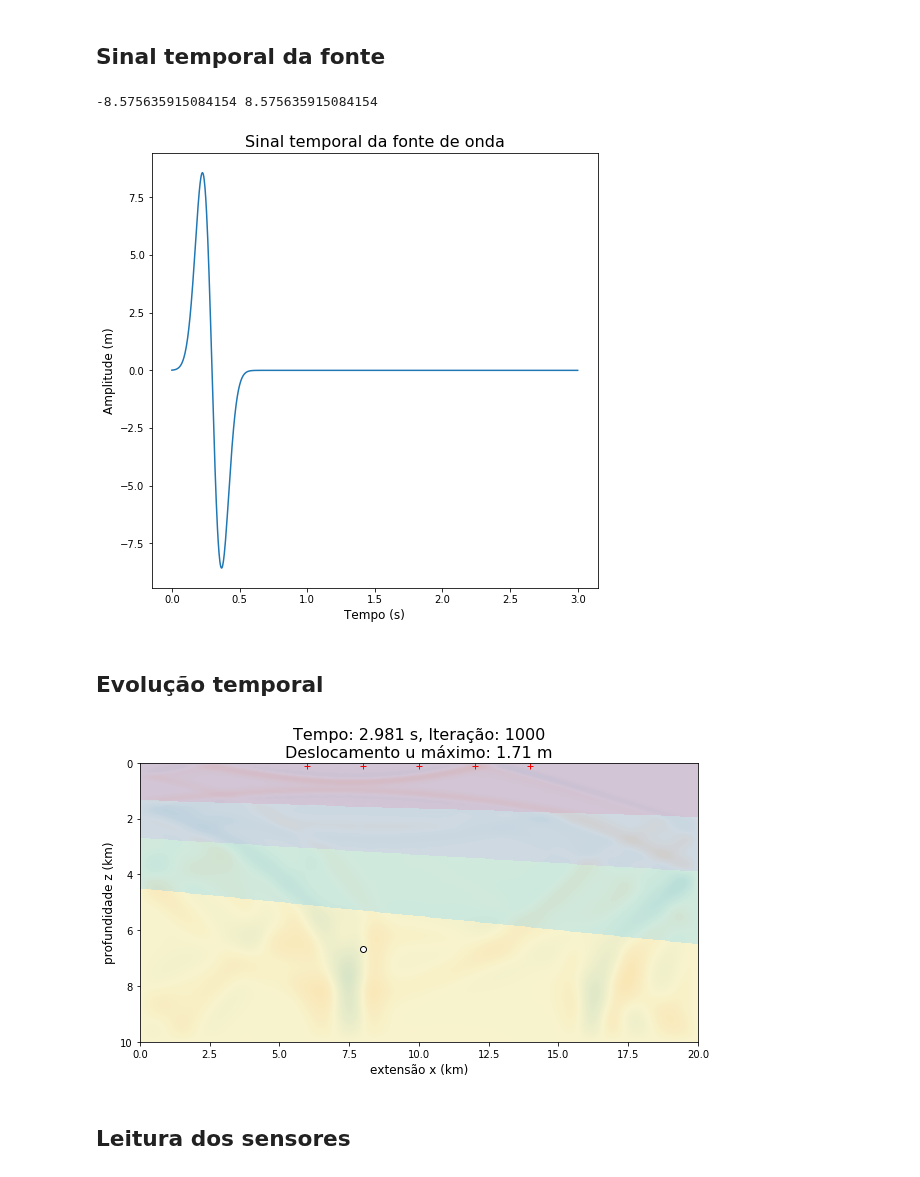
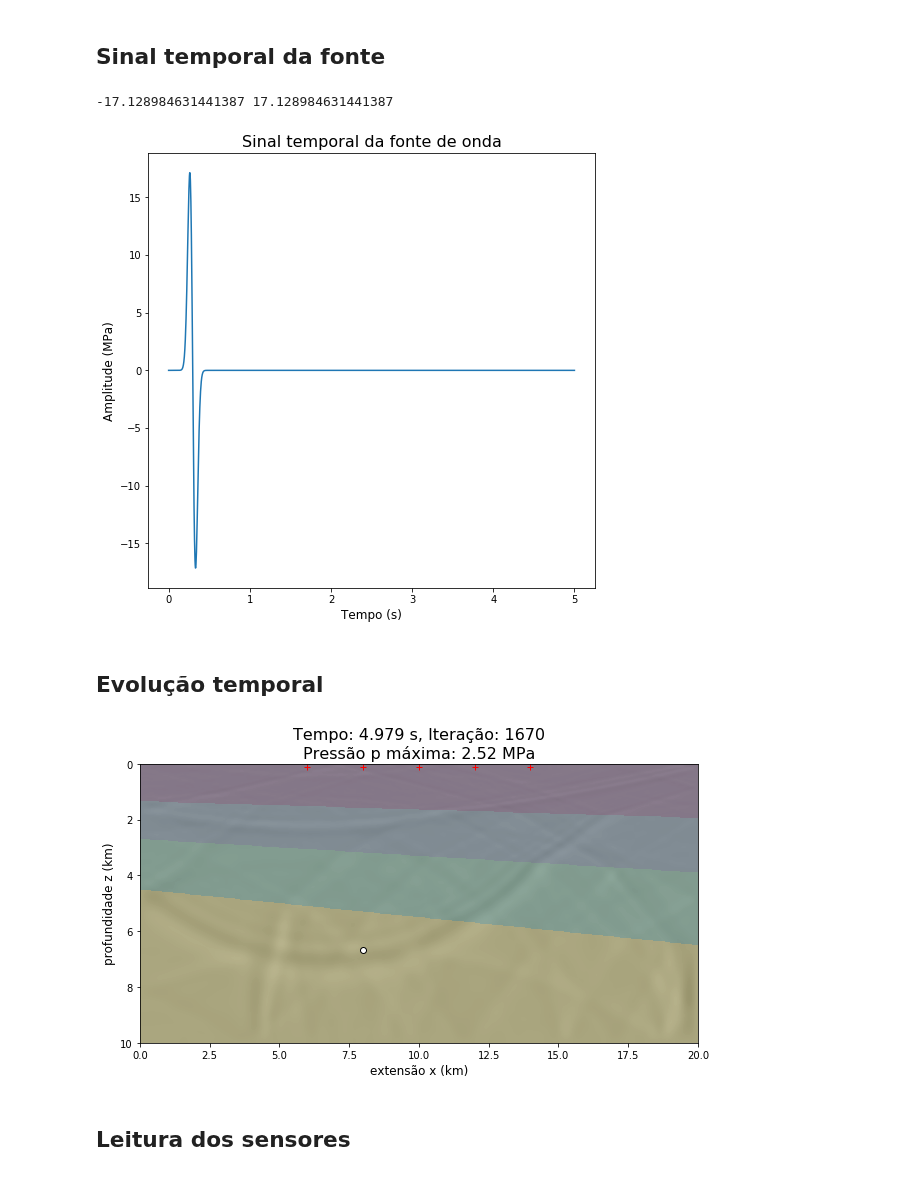
Before and after one commit to rmsrosa/modelagem_matematica, a Jupyter notebook: aulas/21.00-Aula21.ipynb, the cells around one changed output. Drawn from its saved outputs; the diff is of its cells as text; code cells hidden in the pictures.

```diff
--- a/aulas/21.00-Aula21.ipynb
+++ b/aulas/21.00-Aula21.ipynb
@@ -363,7 +439,7 @@ $$
 
 Assim, definimos os parâmetros temporais
 # %%
-Tmax = 3.0 # tempo final (segundos)
+Tmax = 5.0 # tempo final (segundos)
 dt = dx*dz/np.sqrt(dx**2+dz**2)/np.max(c.max()) # passo temporal (segundos)
 nt = int(np.ceil(Tmax/dt))
 t_intervalo = np.arange(nt) * dt
@@ -385,7 +461,7 @@ Consideramos uma fonte de onda acústica em algum ponto no interior do domínio,
 fonte_pico_n = 100 # índice do instante de tempo do pico do sinal da fonte
 fonte_foco_i = 2*nx//5 # índice da posição longitudinal do foco
 fonte_foco_j = 2*nz//3 # índice da posição vertical do foco
-fonte_freq = 10.0 # frequência de onda fonte (Hertz)
+fonte_freq = 20.0 # frequência de onda fonte (Hertz)
 fonte_periodo = 1/fonte_freq # período de onda da fonte (segundos)
 
 print(f'Instante do pico da fonte do tremor: {1000*fonte_pico_n*dt:.2f} ms (na iteração número {fonte_pico_n})')
@@ -434,35 +510,35 @@ fonte_max = fonte.max()
 fonte_min = fonte.min()
 print(fonte_min, fonte_max)
 # %% [output]
--8.575635915084154 8.575635915084154
+-17.128984631441387 17.128984631441387
 # %%
 plt.figure(figsize=(8, 8))
 
 plt.plot(t_intervalo, fonte)
 plt.title('Sinal temporal da fonte de onda', fontsize=16)
 plt.xlabel('Tempo (s)', fontsize=12)
-plt.ylabel('Amplitude (m)', fontsize=12)
+plt.ylabel('Amplitude (MPa)', fontsize=12)
 
 plt.show()
 # %% [output]
-[figure, old version]
+[figure, new version]
 # %% [markdown]
 ## Evolução temporal
 # %%
 # inicializa sismograma
 sismograma = np.zeros((len(sensor_i), nt))
 
-# inicializa deslocamento
-u = np.zeros((nz, nx))
-uprev = np.zeros((nz, nx))
-uprox = np.zeros((nz, nx))
-uxx = np.zeros((nz, nx))
-uzz = np.zeros((nz, nx))
+# inicializa pressão
+p = np.zeros((nz, nx))
+pprev = np.zeros((nz, nx))
+pprox = np.zeros((nz, nx))
+pxx = np.zeros((nz, nx))
+pzz = np.zeros((nz, nx))
 
 # inicializa figura
 fig = plt.figure(figsize=(10,10))
 
-image = plt.imshow(uprox, interpolation='bilinear', vmin=fonte_min, vmax=fonte_max,
+image = plt.imshow(pprox, interpolation='bilinear', vmin=fonte_min, vmax=fonte_max,
                    extent=[0, Lx, 0, Lz], cmap=plt.cm.RdBu)
 
 #fig.show()
@@ -475,15 +551,15 @@ ir = np.arange(len(sensor_i))
 
 # Evolução temporal
 for n in range(nt):
-    uxx[:,1:nx-2] = u[:,2:nx-1] - 2*u[:,1:nx-2] + u[:,:nx-3]
-    uzz[1:nz-2,:] = u[:nz-3,:] - 2*u[1:nz-2,:] + u[2:nz-1,:]
+    pxx[:,1:nx-2] = p[:,2:nx-1] - 2*p[:,1:nx-2] + p[:,:nx-3]
+    pzz[1:nz-2,:] = p[:nz-3,:] - 2*p[1:nz-2,:] + p[2:nz-1,:]
 
-    uxx /= dx**2
-    uzz /= dz**2
+    pxx /= dx**2
+    pzz /= dz**2
 
-    uprox = 2*u - uprev + dt**2*c**2*(uxx + uzz)
+    pprox = 2*p - pprev + dt**2*c**2*(pxx + pzz)
     # Adiciona fonte
-    uprox[fonte_foco_j, fonte_foco_i] = uprox[fonte_foco_j, fonte_foco_i] + fonte[n]
+    pprox[fonte_foco_j, fonte_foco_i] = pprox[fonte_foco_j, fonte_foco_i] + fonte[n]
 
     # Plot every isnap-th iteration
     if n % dn_show == 0:
@@ -491,45 +567,45 @@ for n in range(nt):
         plt.figure(figsize=(10,10))
 
         # Escreve o título
-        umax = u.max()
+        pmax = p.max()
         title_str = f"Tempo: {n*dt:.3f} s, Iteração: {n}\n"
-        if 0.01 <= umax < 999.99:
-            title_str += f"Deslocamento u máximo: {umax:.2f} m"
+        if 0.01 <= pmax < 999.99:
+            title_str += f"Pressão p máxima: {pmax:.2f} MPa"
         else:
-            title_str += f"Deslocamento u máximo: {umax:.2e} m"
+            title_str += f"Pressão p máxima: {pmax:.2e} MPa"
         plt.title(title_str, fontsize=16)
 
         # Exibe posição da fonte
         plt.plot(fonte_foco_i*dx/1000, fonte_foco_j*dz/1000, 'ko', markerfacecolor='white')
 
 
 
         # Eixos
         plt.xlabel('extensão x (km)', fontsize=12)
         plt.ylabel('profundidade z (km)', fontsize=12)
 
         # exibe onda
-        plt.imshow(uprox, interpolation='bilinear', vmin=fonte_min, vmax=fonte_max,
-                   extent=[0, Lx/1000, Lz/1000, 0], cmap=plt.cm.RdBu)
+        plt.imshow(pprox, interpolation='bilinear', vmin=fonte_min, vmax=fonte_max,
+                   extent=[0, Lx/1000, Lz/1000, 0], cmap=plt.cm.Greys)
 
         # barra de cores de nível de deslocamento
 #        plt.colorbar()
 
         # traça terreno
         plt.imshow(c, extent=[0, Lx/1000, Lz/1000, 0], alpha=0.2)
 
         for i, j in zip(sensor_i, sensor_j):
             plt.plot(i*dx/1000,j*dz/1000, 'r+')
 
         clear_output(wait = True)
         plt.pause(0.1)
 
-    uprev, u = u, uprox
+    pprev, p = p, pprox
 
-    # Save seismograms
-    sismograma[:, n] = u[sensor_j, sensor_i]
+    # Grava leitura dos sensores
+    sismograma[:, n] = p[sensor_j, sensor_i]
 # %% [output]
-[figure, old version]
+[figure, new version]
 # %% [markdown]
 ## Leitura dos sensores
 # %%
```
Also changed, not shown: parts of 27 cells of this notebook, 3 other files.
